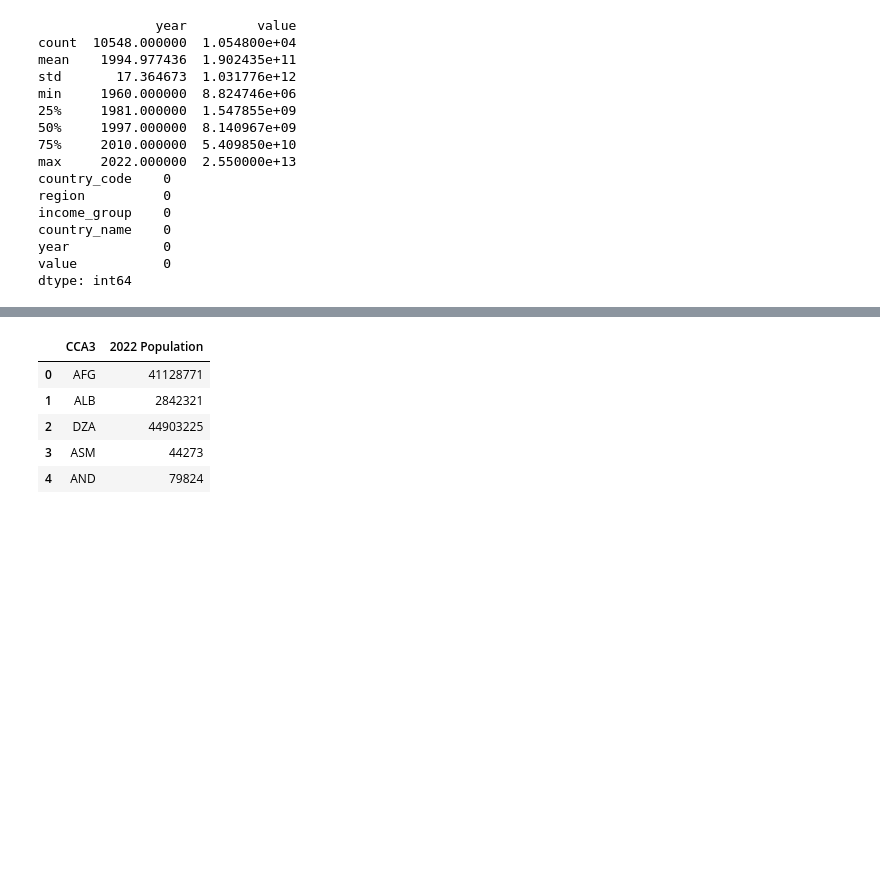
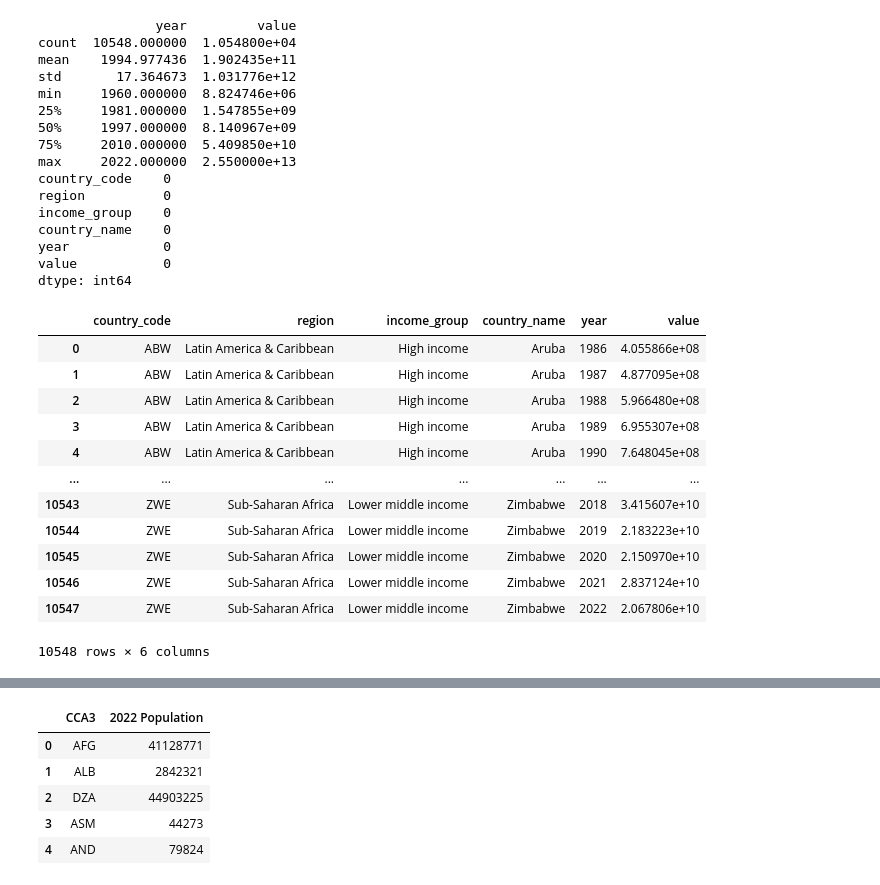
Before and after one commit to jechavarria12/World_GDP_Neural_netowrk, a Jupyter notebook: Copia_de_world_bank_neural_network.ipynb, the cells around one changed output, grey strips where cells are left out. Drawn from its saved outputs; the diff is of its cells as text; code cells hidden in the pictures; blank space fills up the shorter version.

```diff
--- a/Copia_de_world_bank_neural_network.ipynb
+++ b/Copia_de_world_bank_neural_network.ipynb
@@ -68,4 +71,20 @@ country_name    0
 year            0
 value           0
 dtype: int64
+# %%
+merged_df
+# %% [output]
+|  | country_code | region | income_group | country_name | year | value |
+| 0 | ABW | Latin America & Caribbean | High income | Aruba | 1986 | 4.055866e+08 |
+| 1 | ABW | Latin America & Caribbean | High income | Aruba | 1987 | 4.877095e+08 |
+| 2 | ABW | Latin America & Caribbean | High income | Aruba | 1988 | 5.966480e+08 |
+| 3 | ABW | Latin America & Caribbean | High income | Aruba | 1989 | 6.955307e+08 |
+| 4 | ABW | Latin America & Caribbean | High income | Aruba | 1990 | 7.648045e+08 |
+| ... | ... | ... | ... | ... | ... | ... |
+| 10543 | ZWE | Sub-Saharan Africa | Lower middle income | Zimbabwe | 2018 | 3.415607e+10 |
+| 10544 | ZWE | Sub-Saharan Africa | Lower middle income | Zimbabwe | 2019 | 2.183223e+10 |
+| 10545 | ZWE | Sub-Saharan Africa | Lower middle income | Zimbabwe | 2020 | 2.150970e+10 |
+| 10546 | ZWE | Sub-Saharan Africa | Lower middle income | Zimbabwe | 2021 | 2.837124e+10 |
+| 10547 | ZWE | Sub-Saharan Africa | Lower middle income | Zimbabwe | 2022 | 2.067806e+10 |
+10548 rows × 6 columns
 # %%
```
Also changed, not shown: parts of 11 cells of this notebook.
